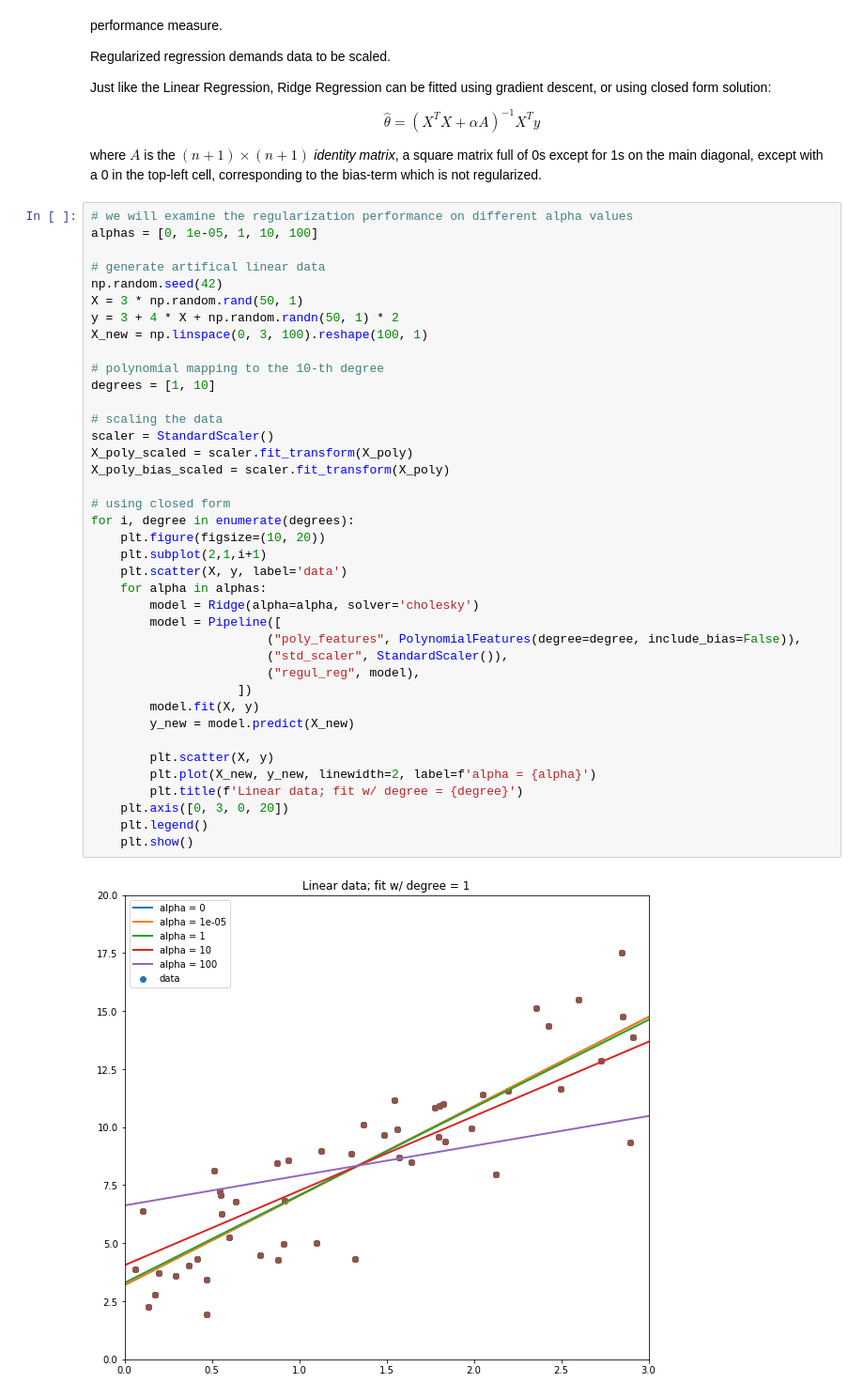
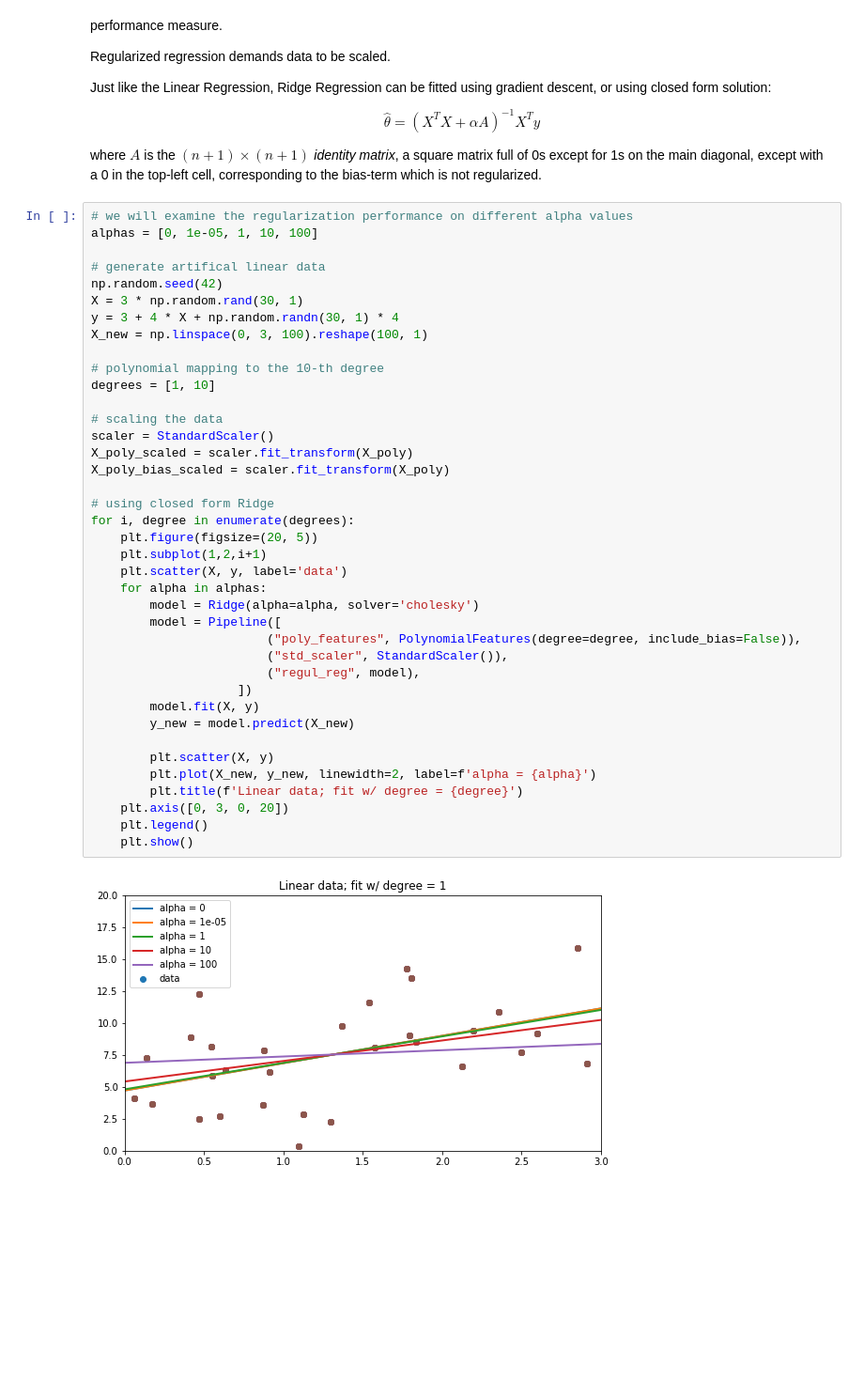
Before and after one commit to akapet00/learning, a Jupyter notebook: learning.ipynb, the cells around one changed output. Shown: that part at 94% size. Drawn from its saved outputs; the diff is of its cells as text; blank space fills up the shorter version.

```diff
--- a/training-models.ipynb
+++ b/learning.ipynb
@@ -504,38 +538,38 @@ alphas = [0, 1e-05, 1, 10, 100]
 
 # generate artifical linear data
 np.random.seed(42)
-X = 3 * np.random.rand(50, 1)
-y = 3 + 4 * X + np.random.randn(50, 1) * 2
+X = 3 * np.random.rand(30, 1)
+y = 3 + 4 * X + np.random.randn(30, 1) * 4
 X_new = np.linspace(0, 3, 100).reshape(100, 1)
 
 # polynomial mapping to the 10-th degree
 degrees = [1, 10]
 
 # scaling the data
 scaler = StandardScaler()
 X_poly_scaled = scaler.fit_transform(X_poly)
 X_poly_bias_scaled = scaler.fit_transform(X_poly)
 
-# using closed form
+# using closed form Ridge
 for i, degree in enumerate(degrees):
-    plt.figure(figsize=(10, 20))
-    plt.subplot(2,1,i+1)
+    plt.figure(figsize=(20, 5))
+    plt.subplot(1,2,i+1)
     plt.scatter(X, y, label='data')
     for alpha in alphas:
         model = Ridge(alpha=alpha, solver='cholesky')
         model = Pipeline([
                         ("poly_features", PolynomialFeatures(degree=degree, include_bias=False)),
                         ("std_scaler", StandardScaler()),
                         ("regul_reg", model),
                     ])
         model.fit(X, y)
         y_new = model.predict(X_new)
 
         plt.scatter(X, y)
         plt.plot(X_new, y_new, linewidth=2, label=f'alpha = {alpha}')
         plt.title(f'Linear data; fit w/ degree = {degree}')
     plt.axis([0, 3, 0, 20])
     plt.legend()
     plt.show()
 # %% [output]
-[figure, old version]
+[figure, new version]
```
Also changed, not shown: parts of 16 cells of this notebook.
